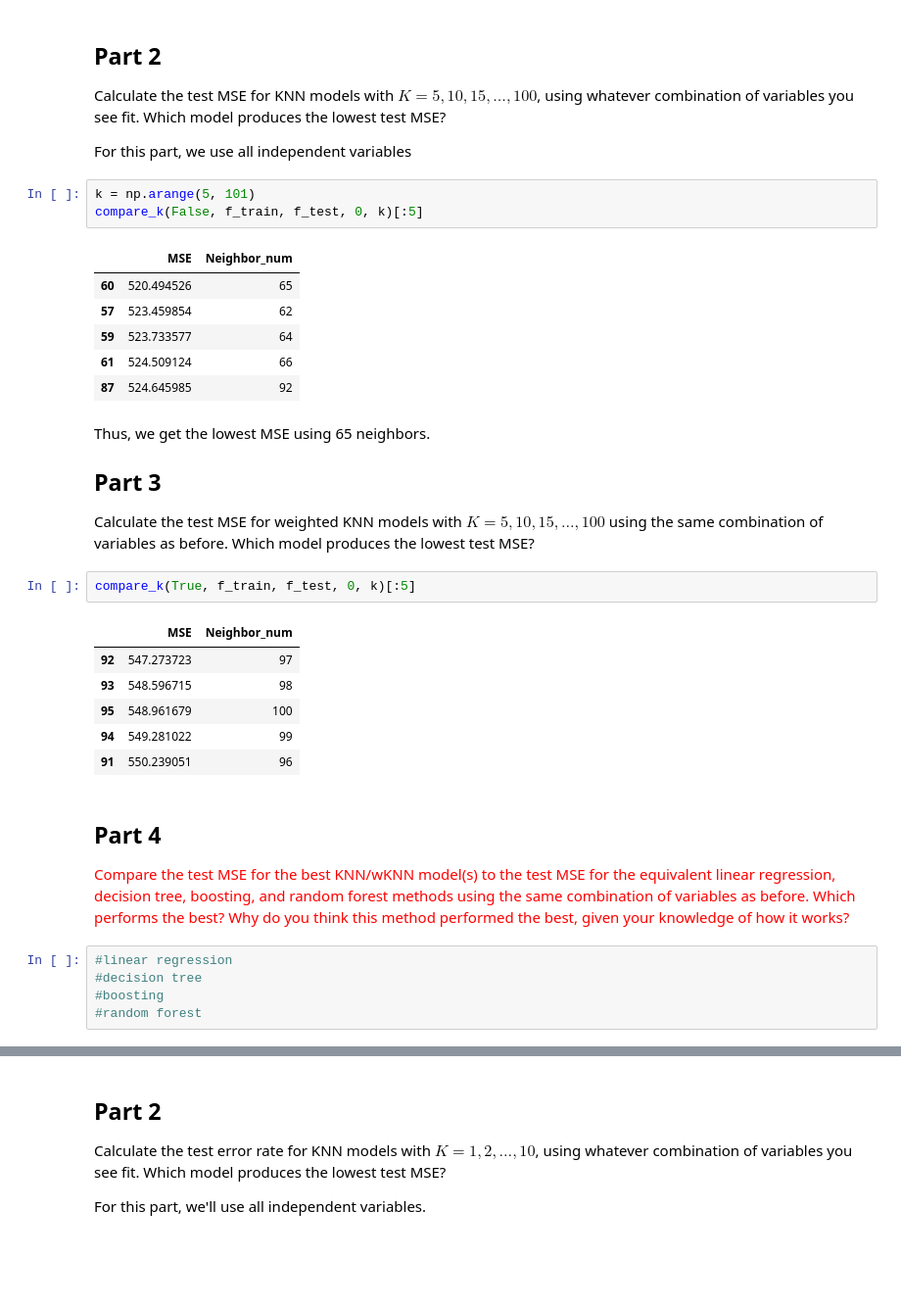
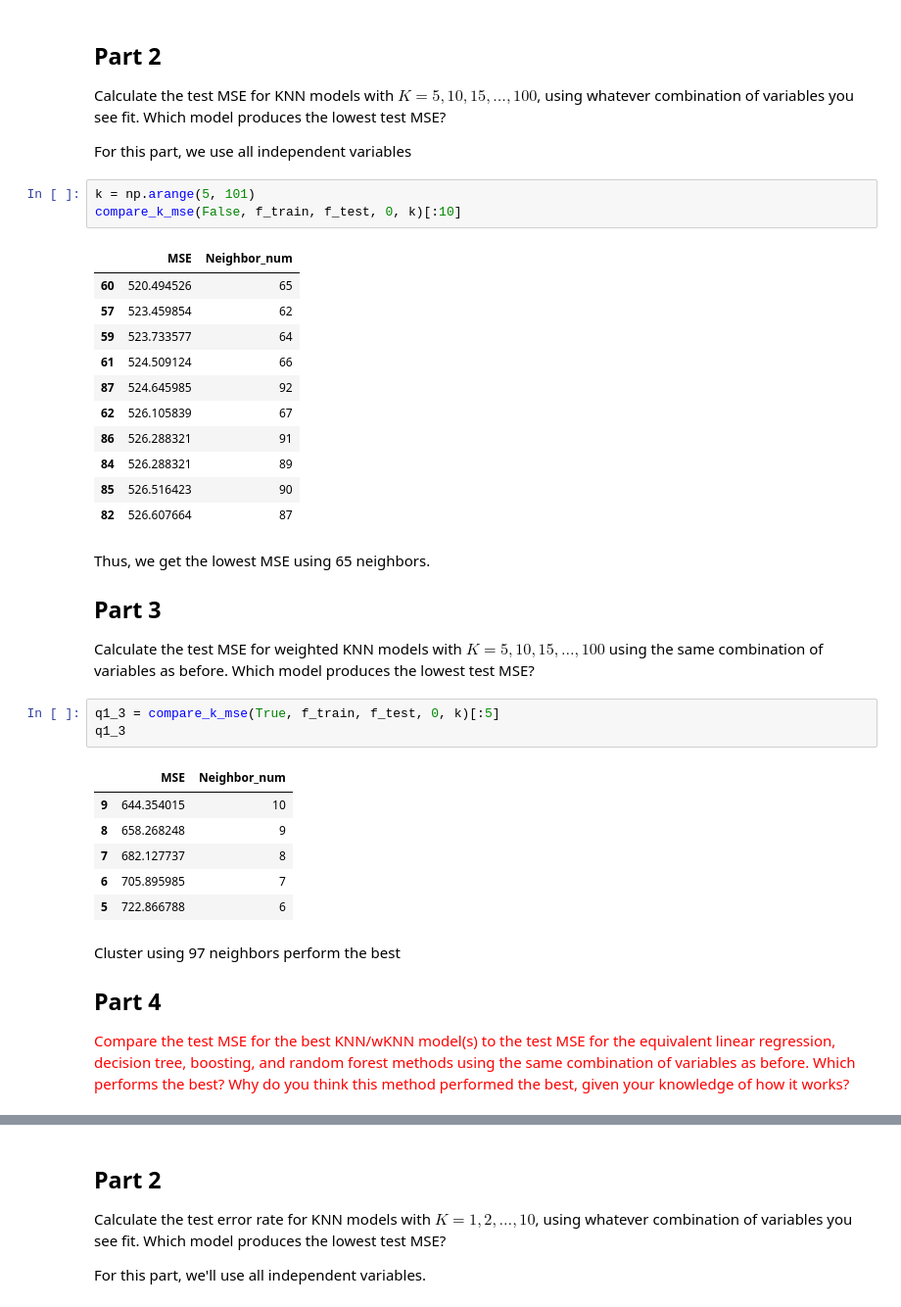
Before and after one commit to UC-MACSS/persp-model_W17, a Jupyter notebook: students/Zhou_Jingyuan/PS9/JingyuanZhou_ps9.ipynb, the cells around one changed output, grey strips where cells are left out. Shown: that part at 98% size. Drawn from its saved outputs; the diff is of its cells as text; blank space fills up the shorter version.

```diff
--- a/students/Zhou_Jingyuan/PS9/JingyuanZhou_ps9.ipynb
+++ b/students/Zhou_Jingyuan/PS9/JingyuanZhou_ps9.ipynb
@@ -82,33 +145,36 @@ Calculate the test MSE for KNN models with $K = 5, 10, 15, \dots, 100$, using wh
 For this part, we use all independent variables
 # %%
 k = np.arange(5, 101)
-compare_k(False, f_train, f_test, 0, k)[:5]
+compare_k_mse(False, f_train, f_test, 0, k)[:10]
 # %% [output]
 |  | MSE | Neighbor_num |
 | 60 | 520.494526 | 65 |
 | 57 | 523.459854 | 62 |
 | 59 | 523.733577 | 64 |
 | 61 | 524.509124 | 66 |
 | 87 | 524.645985 | 92 |
+| 62 | 526.105839 | 67 |
+| 86 | 526.288321 | 91 |
+| 84 | 526.288321 | 89 |
+| 85 | 526.516423 | 90 |
+| 82 | 526.607664 | 87 |
 # %% [markdown]
 Thus, we get the lowest MSE using 65 neighbors.
 
 ## Part 3
 Calculate the test MSE for weighted KNN models with $K = 5, 10, 15, \dots, 100$ using the same combination of variables as before. Which model produces the lowest test MSE?
 # %%
-compare_k(True, f_train, f_test, 0, k)[:5]
+q1_3 = compare_k_mse(True, f_train, f_test, 0, k)[:5]
+q1_3
 # %% [output]
 |  | MSE | Neighbor_num |
-| 92 | 547.273723 | 97 |
-| 93 | 548.596715 | 98 |
-| 95 | 548.961679 | 100 |
-| 94 | 549.281022 | 99 |
-| 91 | 550.239051 | 96 |
+| 9 | 644.354015 | 10 |
+| 8 | 658.268248 | 9 |
+| 7 | 682.127737 | 8 |
+| 6 | 705.895985 | 7 |
+| 5 | 722.866788 | 6 |
 # %% [markdown]
+Cluster using 97 neighbors perform the best
+
 ## Part 4
 <span style="color:red"> Compare the test MSE for the best KNN/wKNN model(s) to the test MSE for the equivalent linear regression, decision tree, boosting, and random forest methods using the same combination of variables as before. Which performs the best? Why do you think this method performed the best, given your knowledge of how it works?
-# %%
-#linear regression
-#decision tree
-#boosting
-#random forest
```
Also changed, not shown: parts of 27 cells of this notebook.
